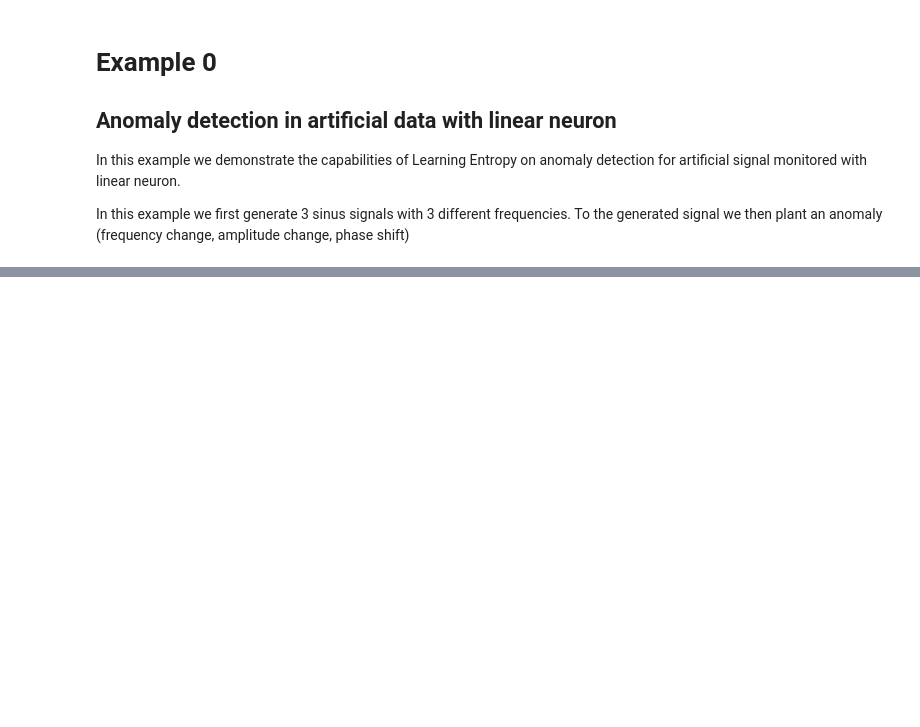
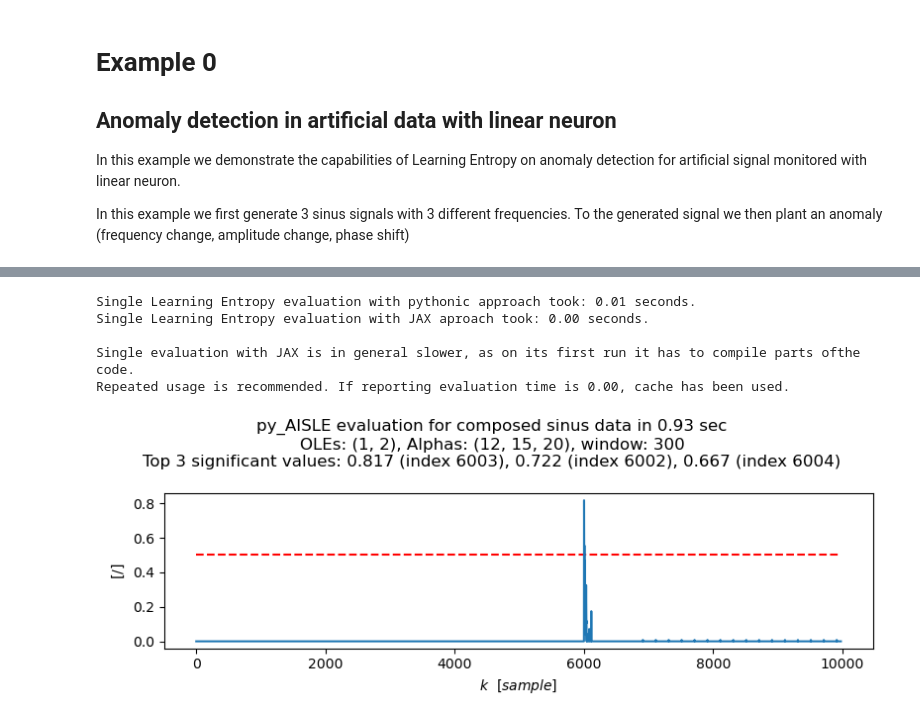
Before and after one commit to carnosi/AISLEX, a Jupyter notebook: examples/Example_0_artificial_data_linear_neuron.ipynb, the cells around one changed output, grey strips where cells are left out. Drawn from its saved outputs; the diff is of its cells as text; code cells hidden in the pictures; blank space fills up the shorter version.

```diff
--- a/examples/Example_0_artificial_data_linear_neuron.ipynb
+++ b/examples/Example_0_artificial_data_linear_neuron.ipynb
@@ -66,0 +183,69 @@ plt.show()
+# %%
+# Single AISLE value retrieval
+oles = (1, 2)
+alphas = (10, 15)
+
+# Python single Learning Entropy evaluation
+py_aisle_time = time.time()
+py_aisle_value = py_aisle(Wall, alphas=alphas, oles=oles)
+py_aisle_time = time.time() - py_aisle_time
+
+# JAX accelerated single Learning Entropy evaluation
+jax_aisle_time = time.time()
+jax_aisle_value = jax_aisle(Wall, alphas=alphas, oles=oles)
+jax_aisle_time = time.time() - jax_aisle_time
+
+msg = (f"Single Learning Entropy evaluation with pythonic approach took: {py_aisle_time:.2f} seconds.\n",
+       f"Single Learning Entropy evaluation with JAX aproach took: {jax_aisle_time:.2f} seconds.\n\n",
+       "Single evaluation with JAX is in general slower, as on its first run it has to compile parts of",
+       "the code.\nRepeated usage is recommended. If reporting evaluation time is 0.00, cache has been used."
+)
+msg = "".join(text for text in msg)
+print(msg)
+# %% [output]
+Single Learning Entropy evaluation with pythonic approach took: 0.01 seconds.
+Single Learning Entropy evaluation with JAX aproach took: 0.00 seconds.
+
+Single evaluation with JAX is in general slower, as on its first run it has to compile parts ofthe code.
+Repeated usage is recommended. If reporting evaluation time is 0.00, cache has been used.
+# %%
+# Aisle setup
+oles = (1, 2)  # Derivations of weights
+alphas = (12, 15, 20)  # Sensitivity of evaluation
+window = 300  # Window evaluated for each AISLE values
+threshold = 0.5
+
+# Sum, normalize and shift AISLE to correspond to original data
+aisle_values = np.zeros(X.shape[0])
+py_aisle_time = time.time()
+aisle_values[nx:] = np.sum(py_aisle_window(window, Wall, alphas, oles)[:-nx], axis=1) / len(oles)  # Pythonic
+py_aisle_time = time.time() - py_aisle_time
+
+# Identify indices where aisle_values are above given threshold
+indices = np.where(aisle_values > threshold)[0]
+indices_values = aisle_values[indices]
+
+# Sort these values and select top 3 significant values and their indices
+sorted_indices = np.argsort(indices_values)[-3:][::-1]  # Indices of top 3 values in descending order
+top_3_indices = indices[sorted_indices]
+top_3_values = indices_values[sorted_indices]
+
+# 3. Construct the plot title with the top three significant values
+top_values_str = ", ".join([f"{aisle_values[idx]:.3f} (index {idx})" for idx in top_3_indices])
+plot_title = (
+    f"py_AISLE evaluation for composed sinus data in {py_aisle_time:.2f} sec\n",
+    f"OLEs: {oles}, Alphas: {alphas}, window: {window}\n",
+    f"Top 3 significant values: {top_values_str}",
+)
+plot_title = "".join(text for text in plot_title)
+# Plotting
+fig = plt.figure(figsize=(8, 3))
+fig.suptitle(plot_title)
+plt.hlines([0.5], 0, aisle_values.shape[0], colors="red", linestyles="dashed")
+plt.plot(aisle_values, label="AISLE")
+plt.ylabel(r"$[/]$")
+plt.xlabel(r"$k~~[sample]$")
+plt.tight_layout()
+plt.show()
+# %% [output]
+[figure, added]
```
Also changed, not shown: parts of 11 cells of this notebook, 2 other files.
